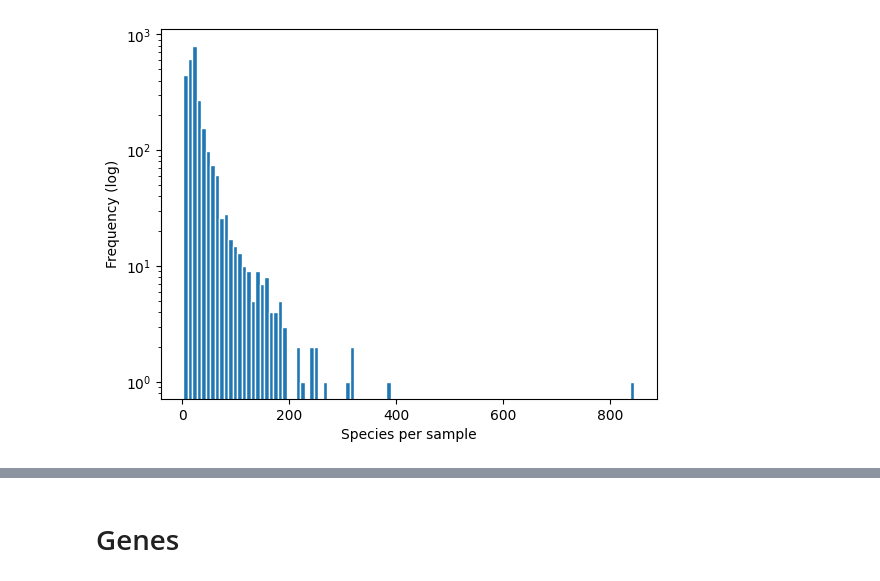
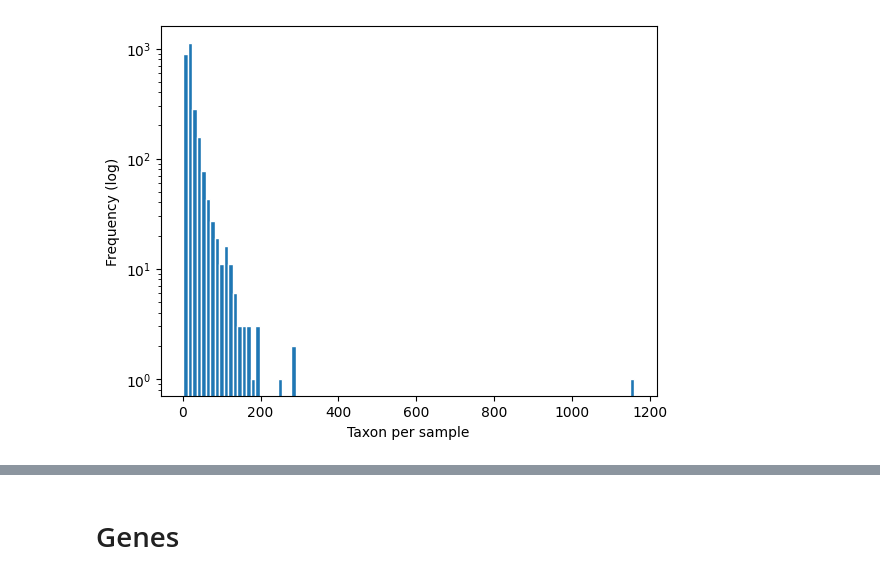
Before and after one commit to AthomsG/gene-prediction-from-bacteria-community, a Jupyter notebook: notebooks/EDA.ipynb, the cells around one changed output, grey strips where cells are left out. Drawn from its saved outputs; the diff is of its cells as text; code cells hidden in the pictures.

```diff
--- a/notebooks/EDA.ipynb
+++ b/notebooks/EDA.ipynb
@@ -7,2 +7,2 @@ import matplotlib.pyplot as plt
 # %%
-df_species = pd.read_parquet('../processed_data/species_coverage.parquet')
+df_taxon = pd.read_parquet('../processed_data/taxon_coverage_g.parquet')
@@ -9,11 +25,11 @@ df_species = pd.read_parquet('../processed_data/species_coverage.parquet')
 # %%
-# Species per Sample
-count_species_sample = (df_species > 0).sum(1).sort_values(ascending=False)
-plt.hist(count_species_sample.values, edgecolor='white', bins=100)
+# taxon per Sample
+count_taxon_sample = (df_taxon > 0).sum(1).sort_values(ascending=False)
+plt.hist(count_taxon_sample.values, edgecolor='white', bins=100)
 plt.ylabel('Frequency (log)')
-plt.xlabel('Species per sample')
+plt.xlabel('Taxon per sample')
 plt.yscale('log')
 plt.show()
 # %% [output]
-[figure, old version]
+[figure, new version]
 # %%
```
Also changed, not shown: parts of 16 cells of this notebook.
